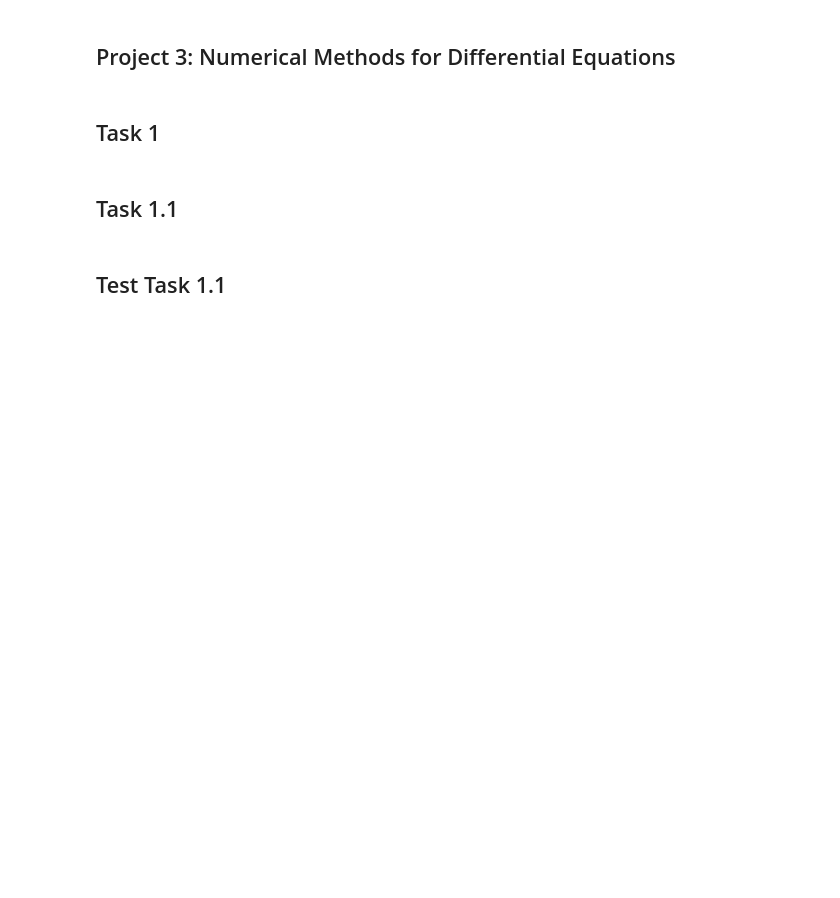
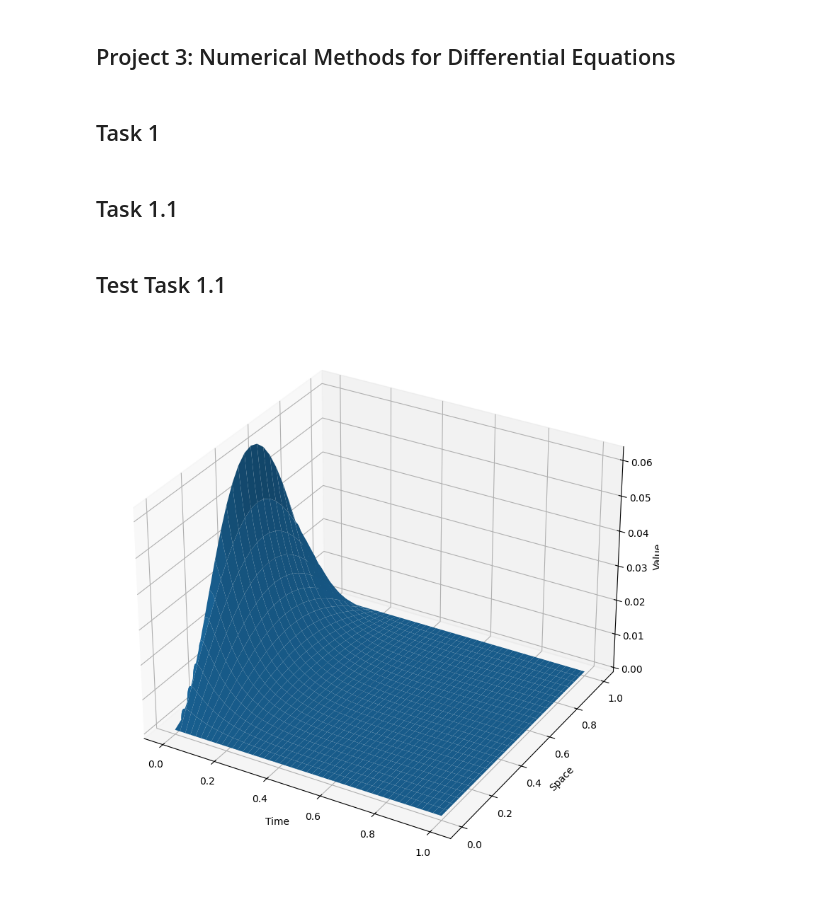
Before and after one commit to william-lundgren/FilipNumMums, a Jupyter notebook: Projekt3.ipynb, the cells around one changed output. Cells and saved outputs as stored; diff of their text form; code cells hidden in the pictures; blank space fills up the shorter version.

```diff
--- a/Projekt3.ipynb
+++ b/Projekt3.ipynb
@@ -13,12 +14,9 @@ from mpl_toolkits.mplot3d import axes3d
 # %%
 def toeplitz_like(dim):
-    x = csr_matrix((diags([1, -2, 1], [-1, 0, 1], shape=(dim, dim))) * (dim + 1)**2)
-    return x
+    return csr_matrix((diags([1, -2, 1], [-1, 0, 1], shape=(dim, dim))) * (dim + 1)**2)
 
 def euler_step(A: np.array, y_n: np.array, h: float, alpha, beta):
-    y_n = y_n + h * A @ y_n
-    y_n = np.concatenate(([alpha], y_n, [beta]))
-    return np.transpose(y_n)
+    return np.concatenate(([alpha], y_n + h * A @ y_n.T, [beta]))
 # %% [markdown]
 ## Task 1.1
 # %%
@@ -31,13 +29,29 @@ def euler_solve(g_0, N, M, t_end, alpha, beta):
     for i in range(M):
         Y[i+1,:] = euler_step(toep, Y[i,:][1:-1], t_end/M, alpha, beta)
     return Y, tt, xx
+# %%
+def plot3d(Y, Xgrid, tgrid):
+     T, X = np.meshgrid(np.transpose(tgrid), Xgrid)
+
+     fig = plt.figure(figsize=(10, 10))
+     ax = fig.add_subplot(111, projection='3d')
+     ax.plot_surface(T, X, np.transpose(Y))
+
+     ax.set_xlabel('Time')
+     ax.set_ylabel('Space')
+     ax.set_zlabel('Value')
+
+     plt.show()
 # %% [markdown]
 ## Test Task 1.1
 # %%
-N = 50
-M = 100
-t_end = 100
+N = 25
+M = 2*51**2
+t_end = 1
 alpha = 0
 beta = 0
 
-Y, t_grid, x_grid = euler_solve(lambda x : x*(1-x)**2, N, M, t_end, alpha, beta)
+Y, t_grid, x_grid = euler_solve(lambda x : (x*(1-x))**2, N, M, t_end, alpha, beta)
+plot3d(Y, x_grid, t_grid)
+# %% [output]
+[figure, added]
```
Also changed, not shown: parts of 1 cell of this notebook.
